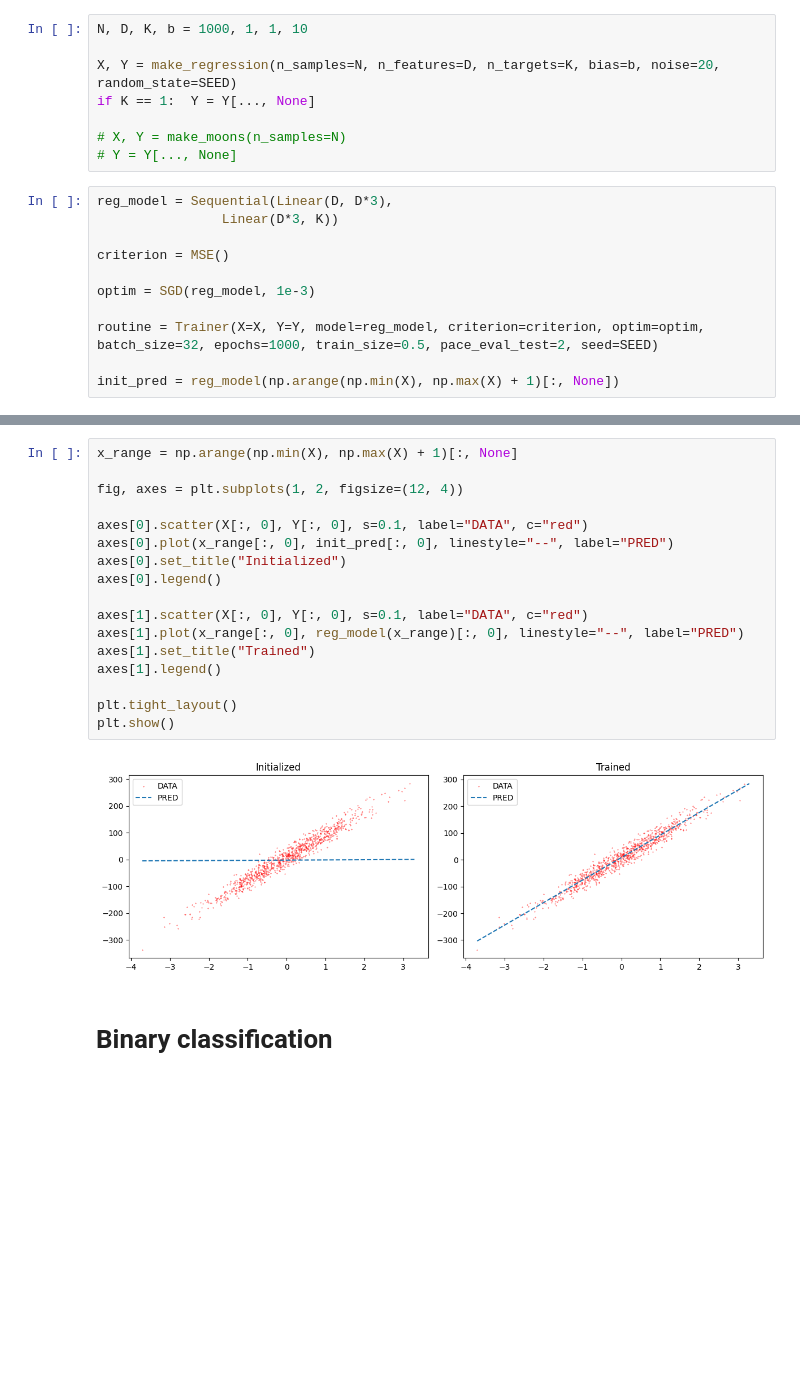
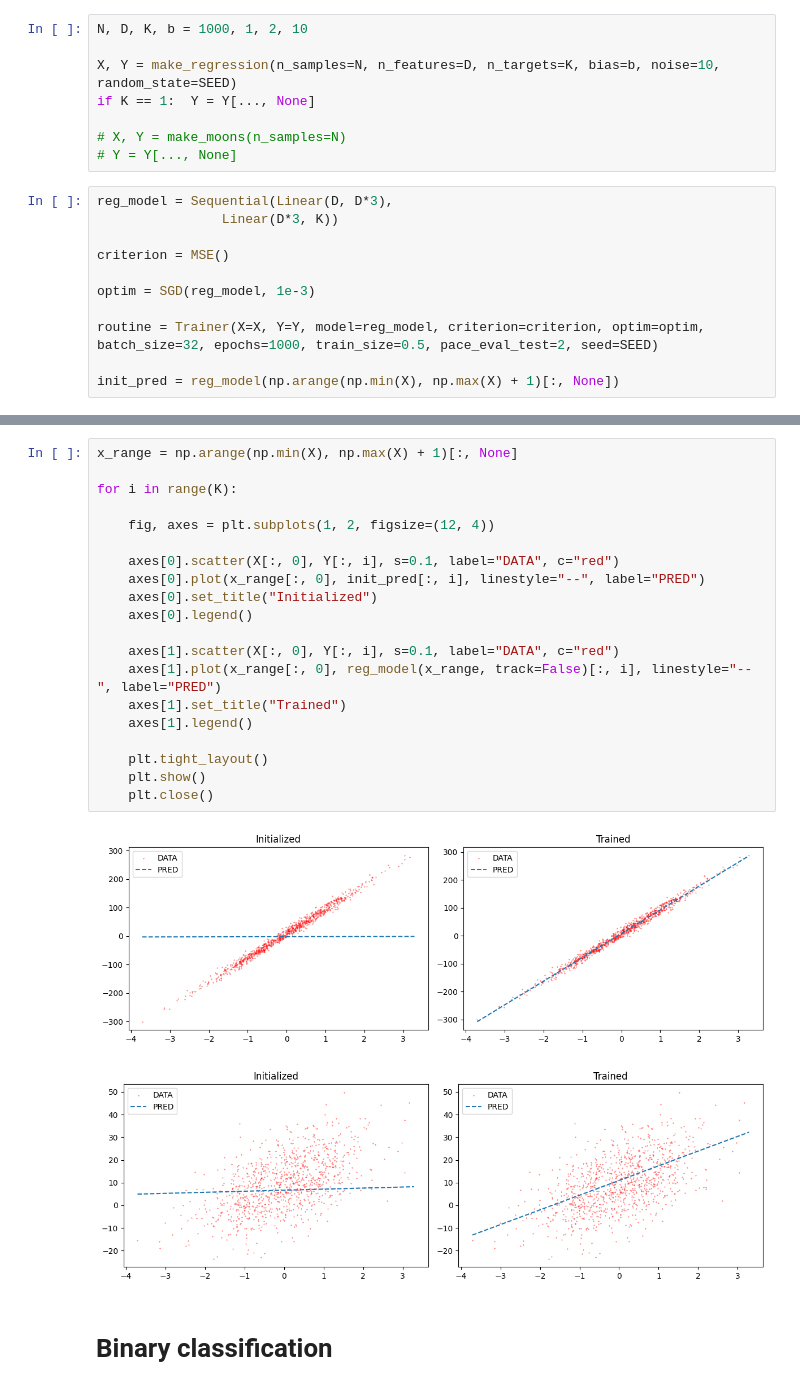
Before and after one commit to KargKarg/deep_learning_lib, a Jupyter notebook: display.ipynb, the cells around one changed output, grey strips where cells are left out. Saved outputs shown, nothing was run; the diff lists cells and outputs as text; blank space fills up the shorter version.

```diff
--- a/display.ipynb
+++ b/display.ipynb
@@ -18,7 +18,7 @@ SEED = 12
 # %%
-N, D, K, b = 1000, 1, 1, 10
+N, D, K, b = 1000, 1, 2, 10
 
-X, Y = make_regression(n_samples=N, n_features=D, n_targets=K, bias=b, noise=20, random_state=SEED)
+X, Y = make_regression(n_samples=N, n_features=D, n_targets=K, bias=b, noise=10, random_state=SEED)
 if K == 1:  Y = Y[..., None]
 
 # X, Y = make_moons(n_samples=N)
@@ -44,22 +44,26 @@ utils.plot(
 # %%
 x_range = np.arange(np.min(X), np.max(X) + 1)[:, None]
 
-fig, axes = plt.subplots(1, 2, figsize=(12, 4))
+for i in range(K):
 
-axes[0].scatter(X[:, 0], Y[:, 0], s=0.1, label="DATA", c="red")
-axes[0].plot(x_range[:, 0], init_pred[:, 0], linestyle="--", label="PRED")
-axes[0].set_title("Initialized")
-axes[0].legend()
+    fig, axes = plt.subplots(1, 2, figsize=(12, 4))
 
-axes[1].scatter(X[:, 0], Y[:, 0], s=0.1, label="DATA", c="red")
-axes[1].plot(x_range[:, 0], reg_model(x_range)[:, 0], linestyle="--", label="PRED")
-axes[1].set_title("Trained")
-axes[1].legend()
+    axes[0].scatter(X[:, 0], Y[:, i], s=0.1, label="DATA", c="red")
+    axes[0].plot(x_range[:, 0], init_pred[:, i], linestyle="--", label="PRED")
+    axes[0].set_title("Initialized")
+    axes[0].legend()
 
-plt.tight_layout()
-plt.show()
+    axes[1].scatter(X[:, 0], Y[:, i], s=0.1, label="DATA", c="red")
+    axes[1].plot(x_range[:, 0], reg_model(x_range, track=False)[:, i], linestyle="--", label="PRED")
+    axes[1].set_title("Trained")
+    axes[1].legend()
+
+    plt.tight_layout()
+    plt.show()
+    plt.close()
 # %% [output]
-[figure, old version]
+[figure, new version]
+[figure, added]
 # %% [markdown]
 # Binary classification
 # %%
```
Also changed, not shown: parts of 11 cells of this notebook, 3 other files.
